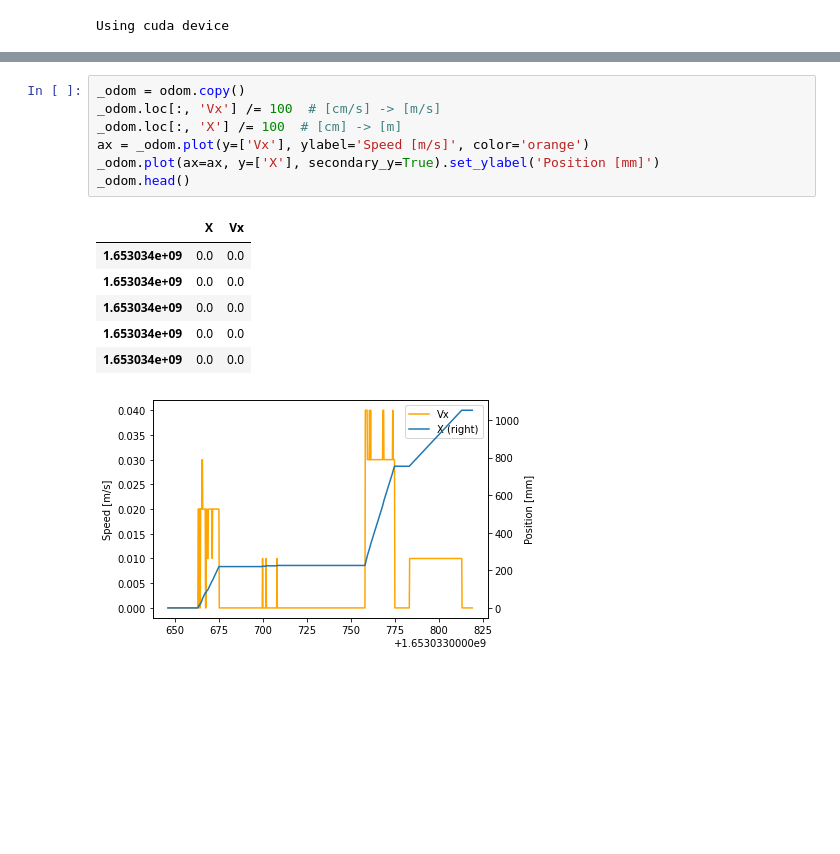
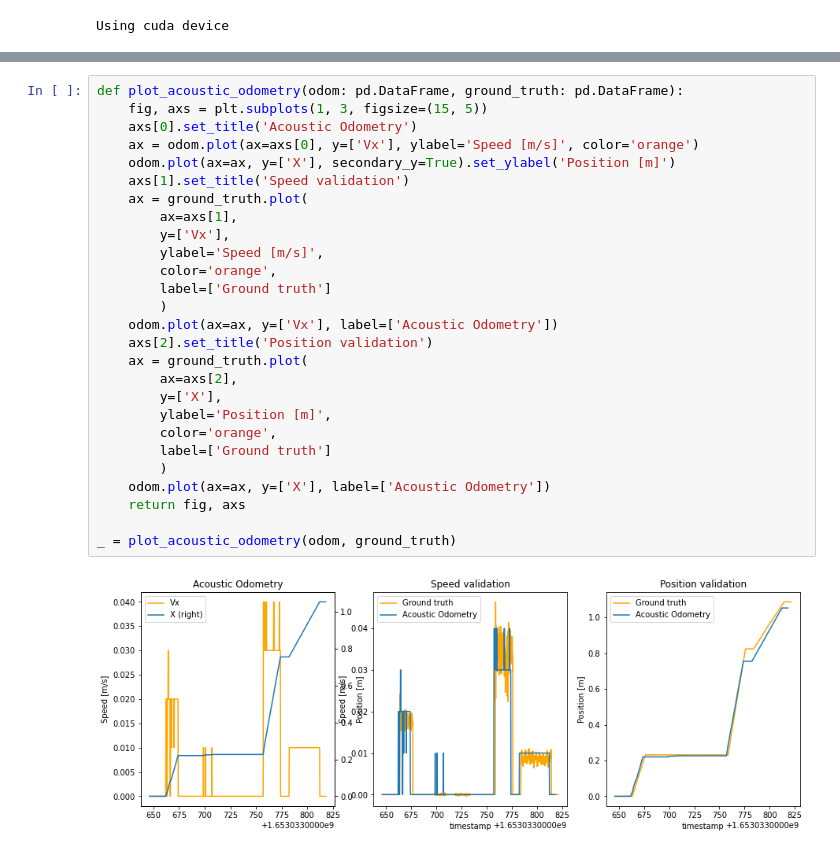
Before and after one commit to AcousticOdometry/AO, a Jupyter notebook: notebooks/odometry.ipynb, the cells around one changed output, grey strips where cells are left out. Saved outputs shown, nothing was run; the diff lists cells and outputs as text; blank space fills up the shorter version.

Commit message:
validation execution

```diff
--- a/notebooks/odometry.ipynb
+++ b/notebooks/odometry.ipynb
@@ -286,15 +335,29 @@ odom = acoustic_odometry(
-# %%
-_odom = odom.copy()
-_odom.loc[:, 'Vx'] /= 100  # [cm/s] -> [m/s]
-_odom.loc[:, 'X'] /= 100  # [cm] -> [m]
-ax = _odom.plot(y=['Vx'], ylabel='Speed [m/s]', color='orange')
-_odom.plot(ax=ax, y=['X'], secondary_y=True).set_ylabel('Position [mm]')
-_odom.head()
-# %% [output]
-|  | X | Vx |
-| 1.653034e+09 | 0.0 | 0.0 |
-| 1.653034e+09 | 0.0 | 0.0 |
-| 1.653034e+09 | 0.0 | 0.0 |
-| 1.653034e+09 | 0.0 | 0.0 |
-| 1.653034e+09 | 0.0 | 0.0 |
-[figure, removed]
+# %%
+def plot_acoustic_odometry(odom: pd.DataFrame, ground_truth: pd.DataFrame):
+    fig, axs = plt.subplots(1, 3, figsize=(15, 5))
+    axs[0].set_title('Acoustic Odometry')
+    ax = odom.plot(ax=axs[0], y=['Vx'], ylabel='Speed [m/s]', color='orange')
+    odom.plot(ax=ax, y=['X'], secondary_y=True).set_ylabel('Position [m]')
+    axs[1].set_title('Speed validation')
+    ax = ground_truth.plot(
+        ax=axs[1],
+        y=['Vx'],
+        ylabel='Speed [m/s]',
+        color='orange',
+        label=['Ground truth']
+        )
+    odom.plot(ax=ax, y=['Vx'], label=['Acoustic Odometry'])
+    axs[2].set_title('Position validation')
+    ax = ground_truth.plot(
+        ax=axs[2],
+        y=['X'],
+        ylabel='Position [m]',
+        color='orange',
+        label=['Ground truth']
+        )
+    odom.plot(ax=ax, y=['X'], label=['Acoustic Odometry'])
+    return fig, axs
+
+_ = plot_acoustic_odometry(odom, ground_truth)
+# %% [output]
+[figure, added]
```
Also changed, not shown: parts of 15 cells of this notebook.
